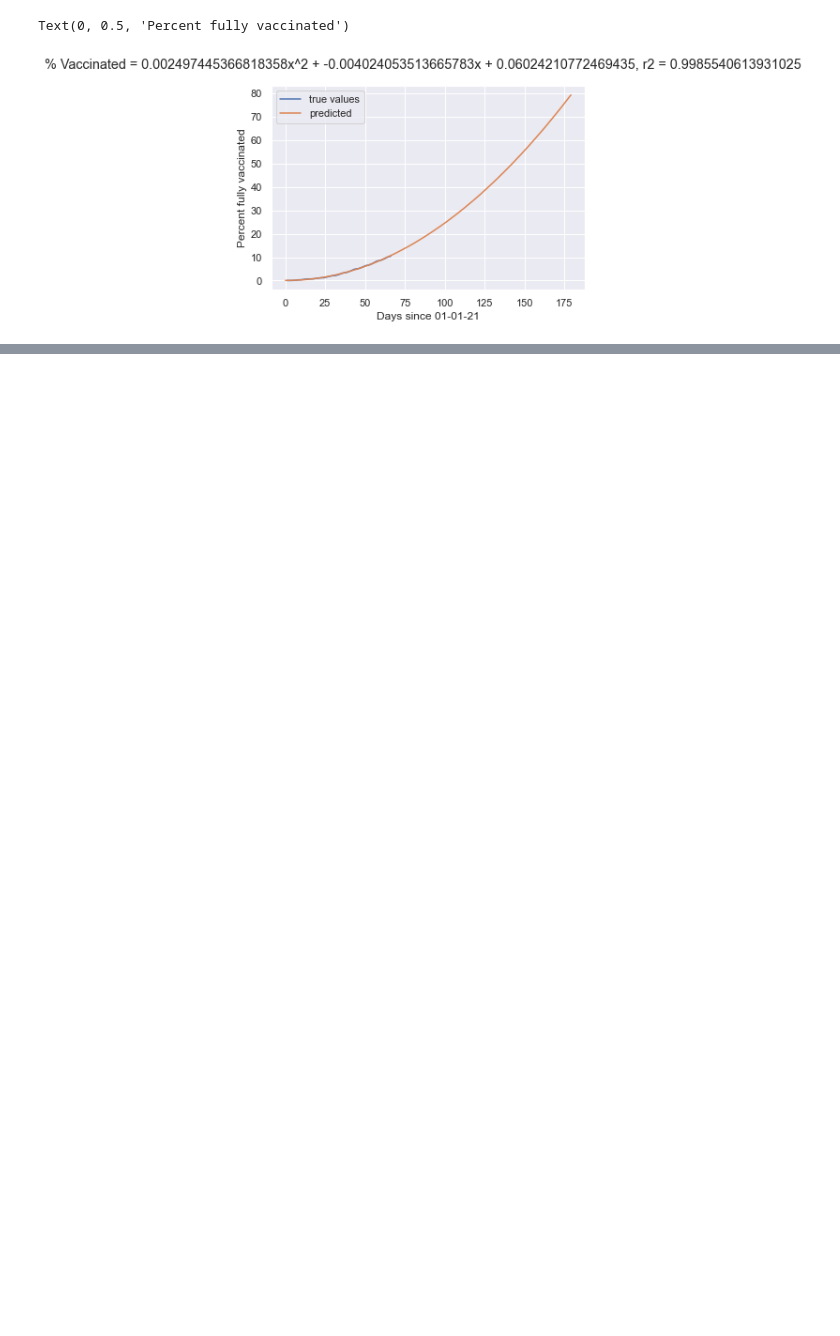
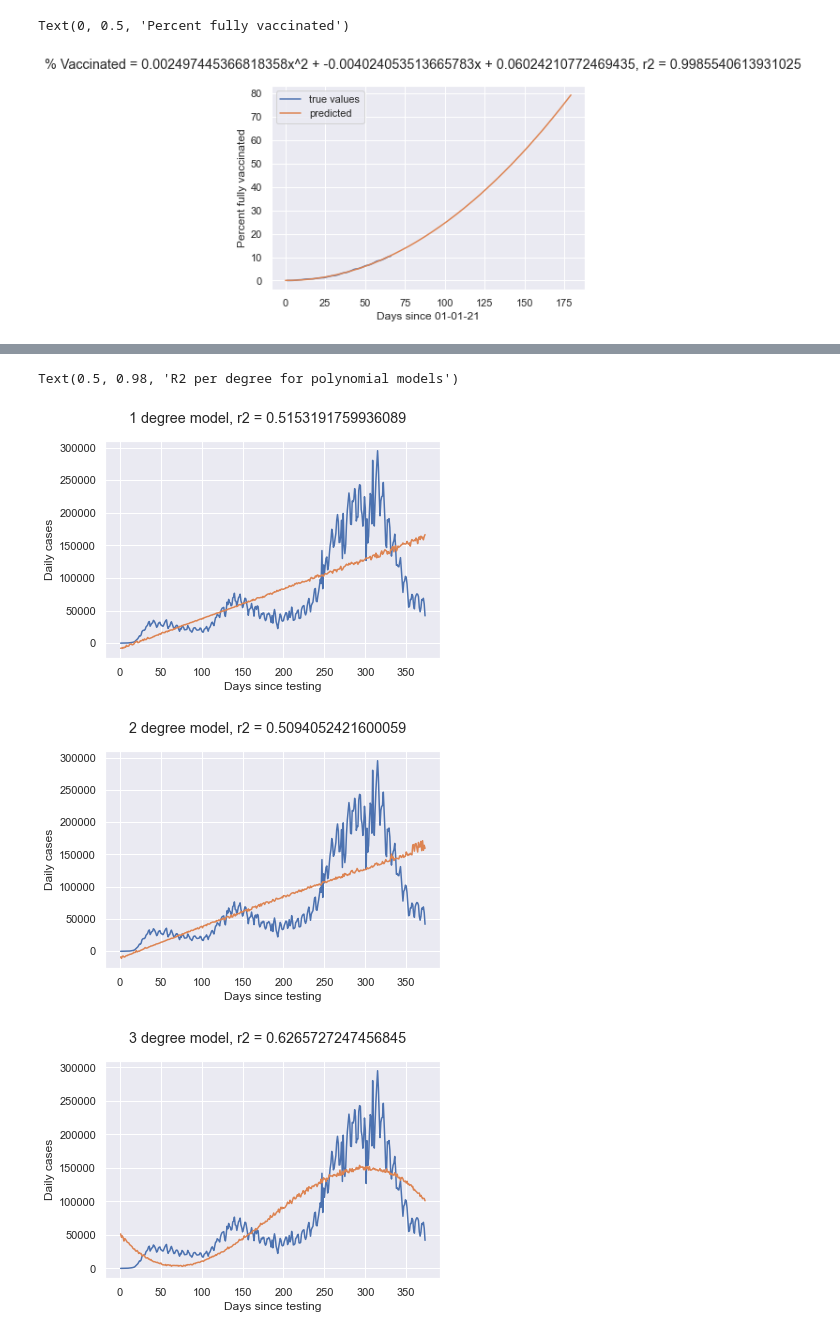
Before and after one commit to swastidadhich/Covid19HerdImmunity, a Jupyter notebook: COVID Data and analysis plan + regression-1.ipynb, the cells around one changed output, grey strips where cells are left out. Cells and saved outputs as stored; diff of their text form; code cells hidden in the pictures; blank space fills up the shorter version.

```diff
--- a/COVID Data and analysis plan + regression-1.ipynb
+++ b/COVID Data and analysis plan + regression-1.ipynb
@@ -571,0 +587,7 @@ Text(0, 0.5, 'Percent fully vaccinated')
+# %%
+# Only look at cases after Feb 29, 2020 - the date the FDA allowed the use of privately developed test kits
+start_date = '2020-02-29'
+df_covid_cases = df_covid_info.reset_index()
+df_covid_cases = df_covid_cases.set_index('Date string')
+df_covid_cases = df_covid_cases.sort_index()
+df_covid_cases.head()
@@ -571,0 +602,72 @@ Text(0, 0.5, 'Percent fully vaccinated')
+# %%
+# Create an array counting the days since testing began ramping up (see note above)
+day_ct = np.empty_like(df_covid_cases.loc[start_date:, 'Date'])
+day_ct.fill(1)
+day_ct = np.cumsum(day_ct)
+
+# get data
+x = np.array(day_ct).reshape(-1, 1)
+y = np.array(df_covid_cases.loc[start_date:, 'cases change_from_prior_day'])
+
+# Test a variety of degrees for a polynomial function
+degrees = range(1, 10)
+
+# initialize a list of dicts to track r2 info
+list_r2_dict = []
+
+for degree in degrees:
+
+    # project x to a polynomial
+    poly_project = PolynomialFeatures(degree=degree)
+    x_poly = poly_project.fit_transform(x)
+
+    # initialize a k fold and linear regression
+    kfold = KFold(n_splits = 10, shuffle = True)
+    reg = LinearRegression(fit_intercept=False)
+
+    # initialize an empty array for y_pred
+    y_pred = np.empty_like(y)
+
+    # Use a k fold to cross-validate
+    for train_idx, test_idx in kfold.split(x_poly, y):
+
+        # get data
+        x_poly_test = x_poly[test_idx, :]
+        x_poly_train = x_poly[train_idx, :]
+        y_train = y[train_idx]
+
+        # train and predict using regression
+        reg.fit(x_poly_train, y_train)
+        y_pred[test_idx] = reg.predict(x_poly_test)
+
+    # Calculate r2 per degree
+    r2 = r2_score(y_true=y, y_pred=y_pred)
+    r2_per_degree = r2/degree
+
+    # track r2 data
+    r2_dict = {'degree':degree,
+               'r2': r2,
+               'r2 per degree': r2_per_degree}
+    list_r2_dict.append(r2_dict)
+
+    # plot the predicted and real data
+    plt.plot(x, y, label = 'true')
+    plt.plot(x, y_pred, label = 'predicted')
+    plt.xlabel('Days since testing')
+    plt.ylabel('Daily cases')
+    plt.suptitle(f'{degree} degree model, r2 = {r2}')
+    plt.figure()
+
+# format r2 info as a dataframe
+df_r2 = pd.DataFrame(list_r2_dict)
+
+# graph crossvalidated r2 per degree
+plt.plot('degree', 'r2 per degree', data = df_r2)
+plt.xlabel('degree')
+plt.ylabel('r2 per degree')
+plt.suptitle('R2 per degree for polynomial models')
+# %% [output]
+Text(0.5, 0.98, 'R2 per degree for polynomial models')
+[figure, added]
+[figure, added]
+[figure, added]
```
Also changed, not shown: parts of 17 cells of this notebook.
